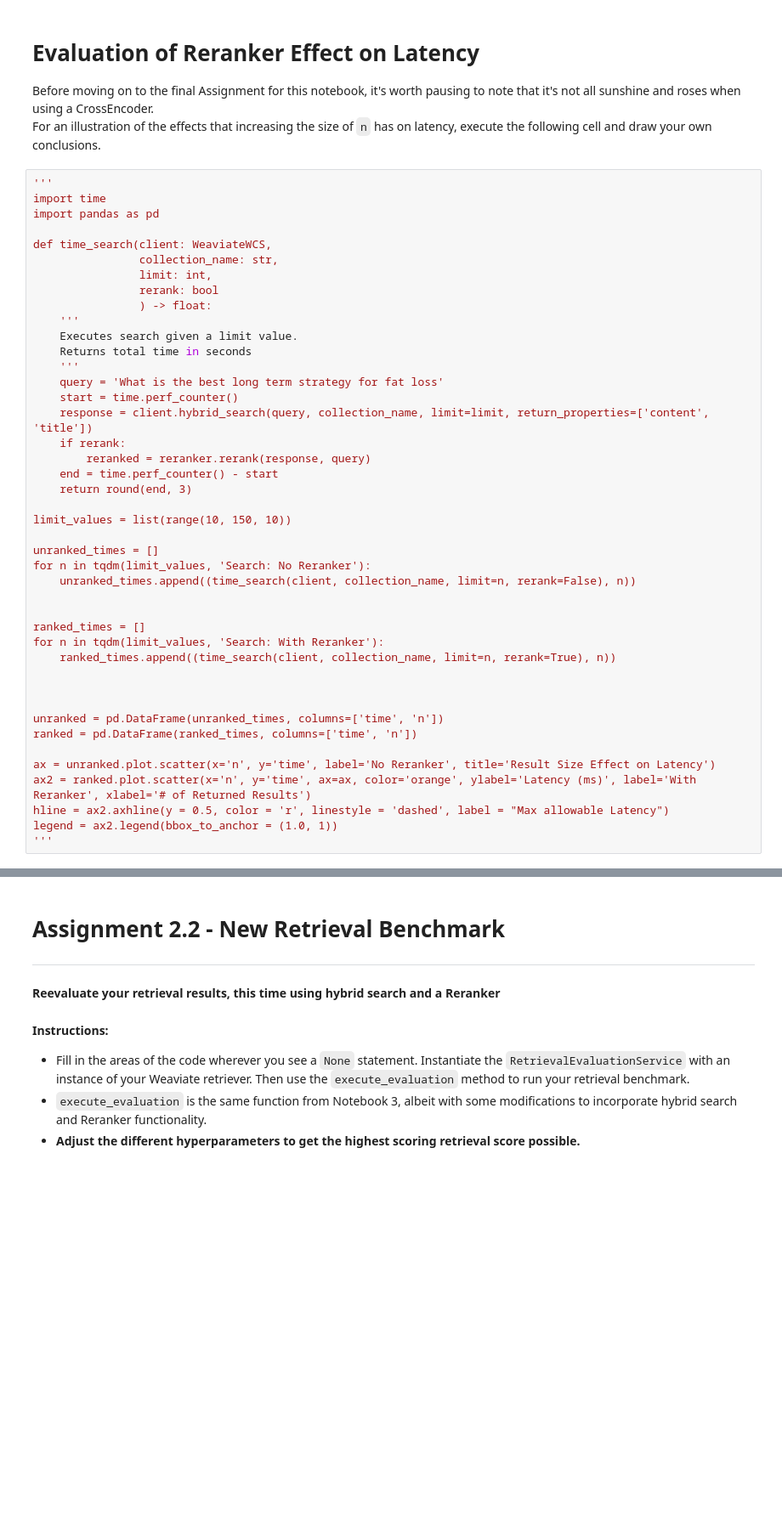
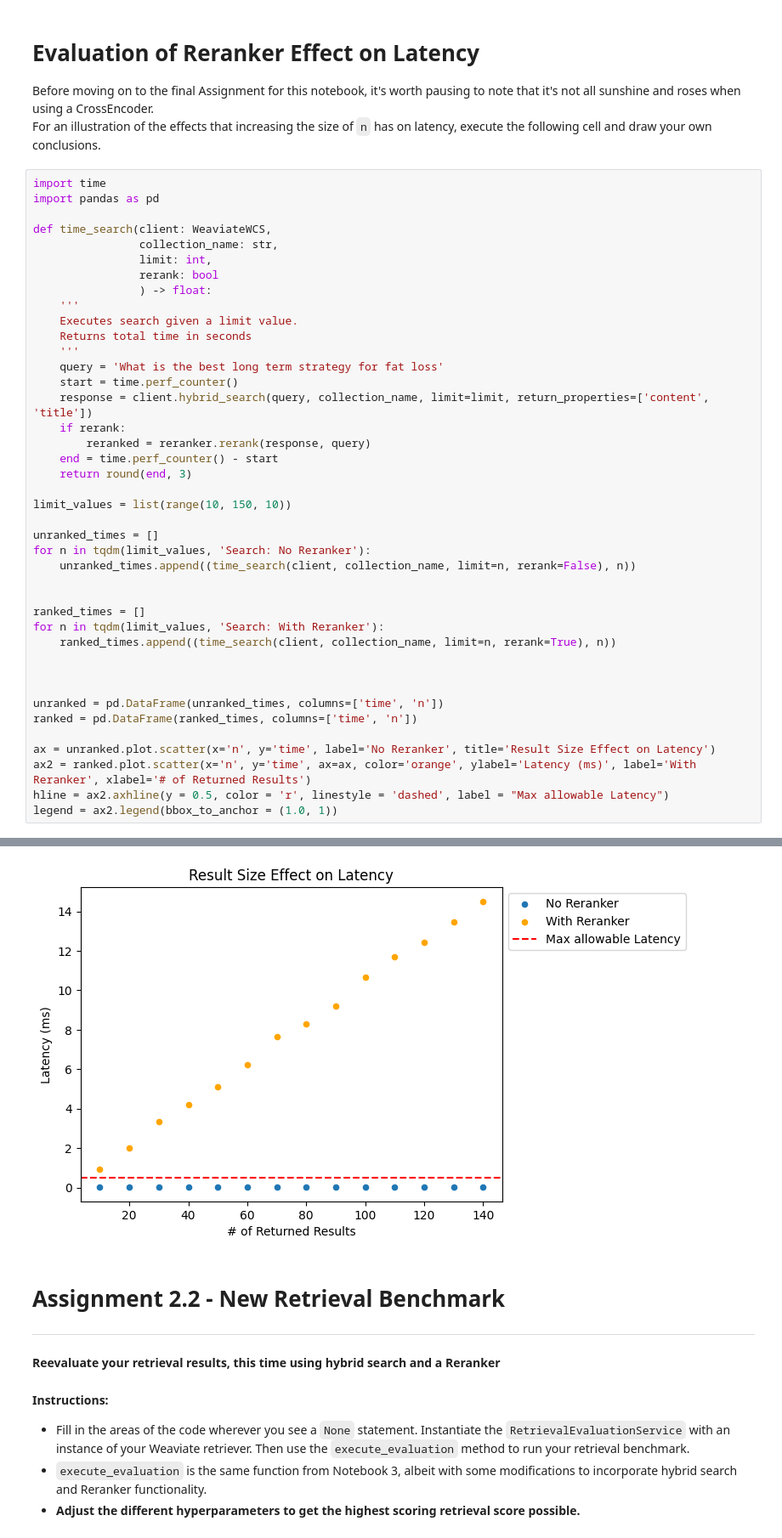
Before and after one commit to johnnyfleet/rag-applications, a Jupyter notebook: notebooks/4-Reranking_Week2.ipynb, the cells around one changed output, grey strips where cells are left out. Shown at 85% size. Saved outputs shown, nothing was run; the diff lists cells and outputs as text; blank space fills up the shorter version.

```diff
--- a/notebooks/4-Reranking_Week2.ipynb
+++ b/notebooks/4-Reranking_Week2.ipynb
@@ -649,7 +649,6 @@ get_scores_ids(reranked, include_cross_score=True)
 Before moving on to the final Assignment for this notebook, it's worth pausing to note that it's not all sunshine and roses when using a CrossEncoder.
 For an illustration of the effects that increasing the size of `n` has on latency, execute the following cell and draw your own conclusions.
 # %%
-'''
 import time
 import pandas as pd
 
@@ -690,5 +689,4 @@ ax = unranked.plot.scatter(x='n', y='time', label='No Reranker', title='Result S
 ax2 = ranked.plot.scatter(x='n', y='time', ax=ax, color='orange', ylabel='Latency (ms)', label='With Reranker', xlabel='# of Returned Results')
 hline = ax2.axhline(y = 0.5, color = 'r', linestyle = 'dashed', label = "Max allowable Latency")
 legend = ax2.legend(bbox_to_anchor = (1.0, 1))
-'''
 # %% [output]
@@ -696,3 +693,4 @@ IndentationError: unexpected indent (415739439.py, line 11)
+[figure, added]
 # %% [markdown]
 # Assignment 2.2 - New Retrieval Benchmark
 ***
```
Also changed, not shown: parts of 6 cells of this notebook.
